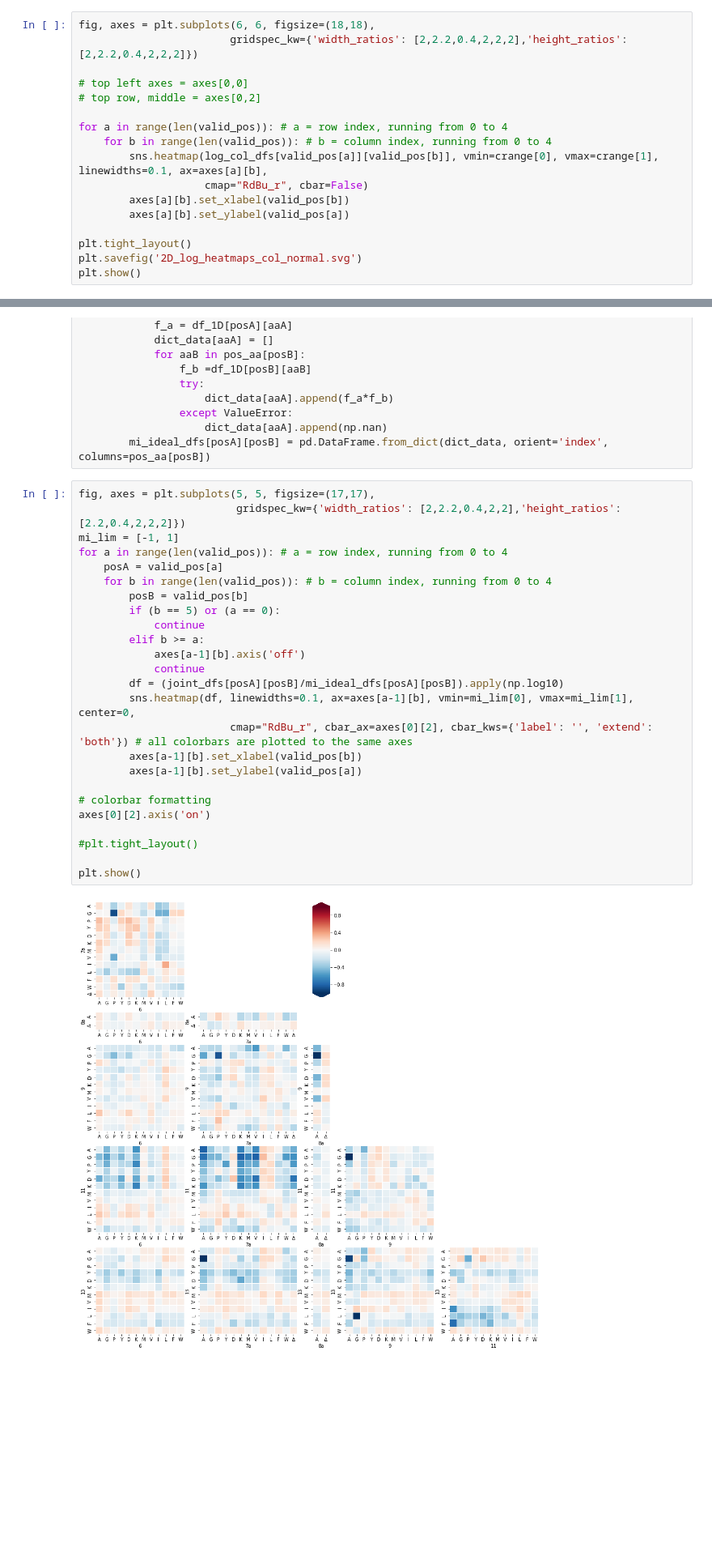
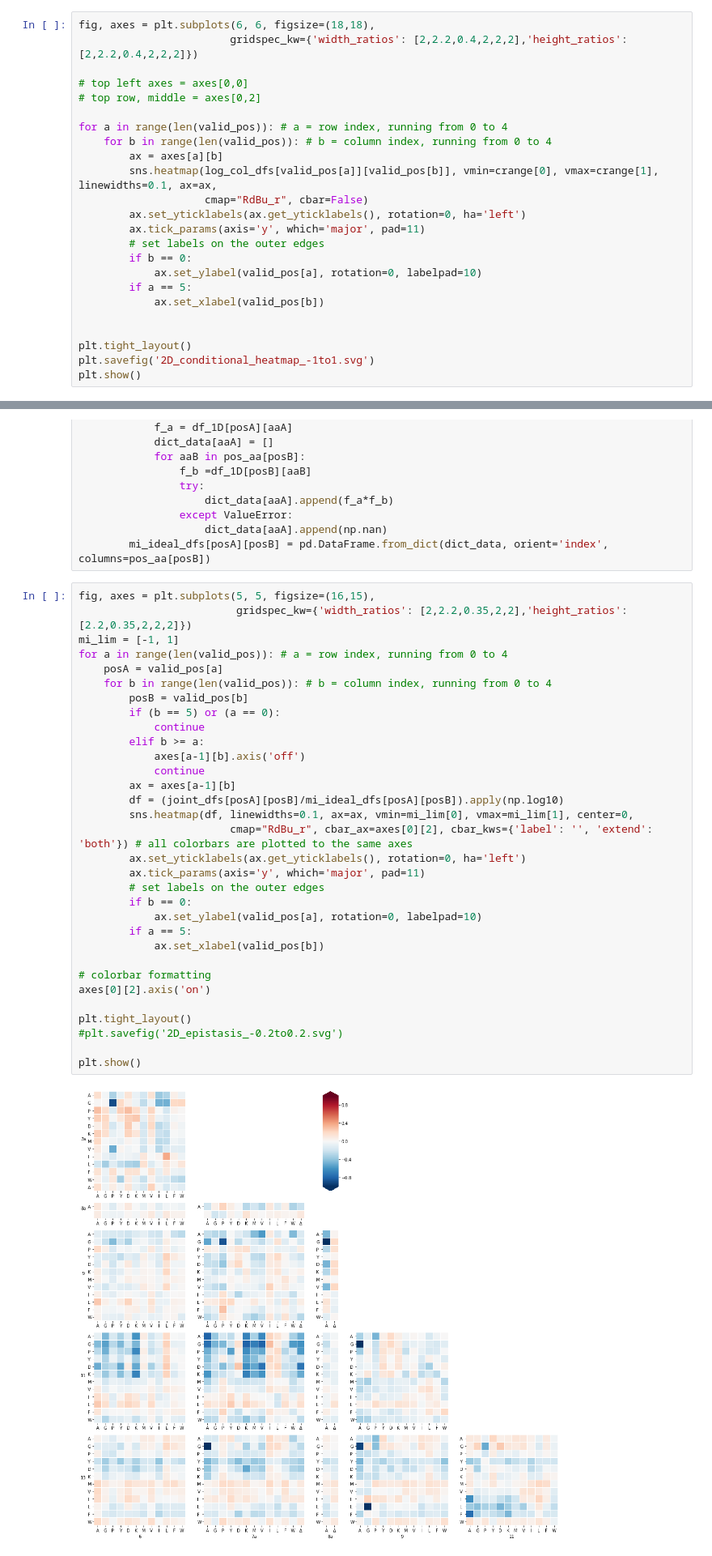
Before and after one commit to MayaPetek/InDelScanner, a Jupyter notebook: Results_Remkes/Heatmaps.ipynb, the cells around one changed output, grey strips where cells are left out. Shown: that part at 81% size. Drawn from its saved outputs; the diff is of its cells as text; blank space fills up the shorter version.

```diff
--- a/Results_Remkes/Heatmaps.ipynb
+++ b/Results_Remkes/Heatmaps.ipynb
@@ -285,12 +298,19 @@ fig, axes = plt.subplots(6, 6, figsize=(18,18),
 
 for a in range(len(valid_pos)): # a = row index, running from 0 to 4
     for b in range(len(valid_pos)): # b = column index, running from 0 to 4
-        sns.heatmap(log_col_dfs[valid_pos[a]][valid_pos[b]], vmin=crange[0], vmax=crange[1], linewidths=0.1, ax=axes[a][b],
+        ax = axes[a][b]
+        sns.heatmap(log_col_dfs[valid_pos[a]][valid_pos[b]], vmin=crange[0], vmax=crange[1], linewidths=0.1, ax=ax,
                     cmap="RdBu_r", cbar=False)
-        axes[a][b].set_xlabel(valid_pos[b])
-        axes[a][b].set_ylabel(valid_pos[a])
+        ax.set_yticklabels(ax.get_yticklabels(), rotation=0, ha='left')
+        ax.tick_params(axis='y', which='major', pad=11)
+        # set labels on the outer edges
+        if b == 0:
+            ax.set_ylabel(valid_pos[a], rotation=0, labelpad=10)
+        if a == 5:
+            ax.set_xlabel(valid_pos[b])
+
 
 plt.tight_layout()
-plt.savefig('2D_log_heatmaps_col_normal.svg')
+plt.savefig('2D_conditional_heatmap_-1to1.svg')
 plt.show()
 # %% [output]
@@ -317,29 +337,36 @@ for posA in valid_pos:
                     dict_data[aaA].append(np.nan)
         mi_ideal_dfs[posA][posB] = pd.DataFrame.from_dict(dict_data, orient='index', columns=pos_aa[posB])
 # %%
-fig, axes = plt.subplots(5, 5, figsize=(17,17),
-                         gridspec_kw={'width_ratios': [2,2.2,0.4,2,2],'height_ratios': [2.2,0.4,2,2,2]})
+fig, axes = plt.subplots(5, 5, figsize=(16,15),
+                         gridspec_kw={'width_ratios': [2,2.2,0.35,2,2],'height_ratios': [2.2,0.35,2,2,2]})
 mi_lim = [-1, 1]
 for a in range(len(valid_pos)): # a = row index, running from 0 to 4
     posA = valid_pos[a]
     for b in range(len(valid_pos)): # b = column index, running from 0 to 4
         posB = valid_pos[b]
         if (b == 5) or (a == 0):
             continue
         elif b >= a:
             axes[a-1][b].axis('off')
             continue
+        ax = axes[a-1][b]
         df = (joint_dfs[posA][posB]/mi_ideal_dfs[posA][posB]).apply(np.log10)
-        sns.heatmap(df, linewidths=0.1, ax=axes[a-1][b], vmin=mi_lim[0], vmax=mi_lim[1], center=0,
+        sns.heatmap(df, linewidths=0.1, ax=ax, vmin=mi_lim[0], vmax=mi_lim[1], center=0,
                         cmap="RdBu_r", cbar_ax=axes[0][2], cbar_kws={'label': '', 'extend': 'both'}) # all colorbars are plotted to the same axes
-        axes[a-1][b].set_xlabel(valid_pos[b])
-        axes[a-1][b].set_ylabel(valid_pos[a])
+        ax.set_yticklabels(ax.get_yticklabels(), rotation=0, ha='left')
+        ax.tick_params(axis='y', which='major', pad=11)
+        # set labels on the outer edges
+        if b == 0:
+            ax.set_ylabel(valid_pos[a], rotation=0, labelpad=10)
+        if a == 5:
+            ax.set_xlabel(valid_pos[b])
 
 # colorbar formatting
 axes[0][2].axis('on')
 
-#plt.tight_layout()
+plt.tight_layout()
+#plt.savefig('2D_epistasis_-0.2to0.2.svg')
 
 plt.show()
 # %% [output]
-[figure, old version]
+[figure, new version]
```
Also changed, not shown: parts of 9 cells of this notebook, 1 other file.
